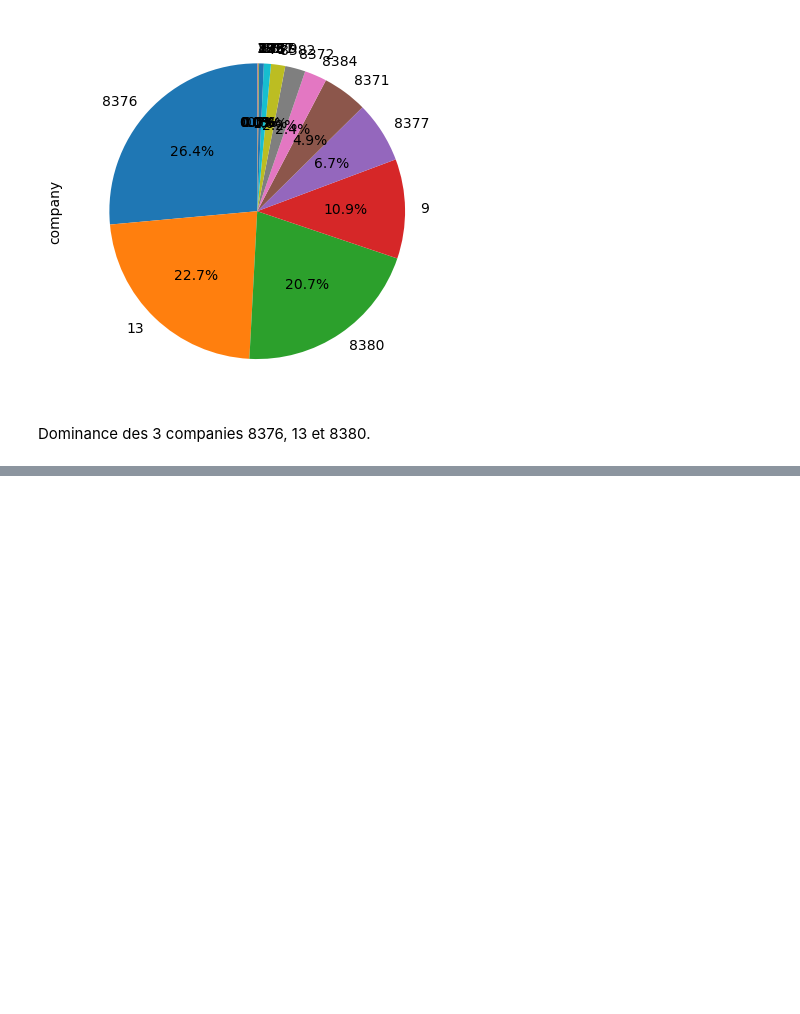
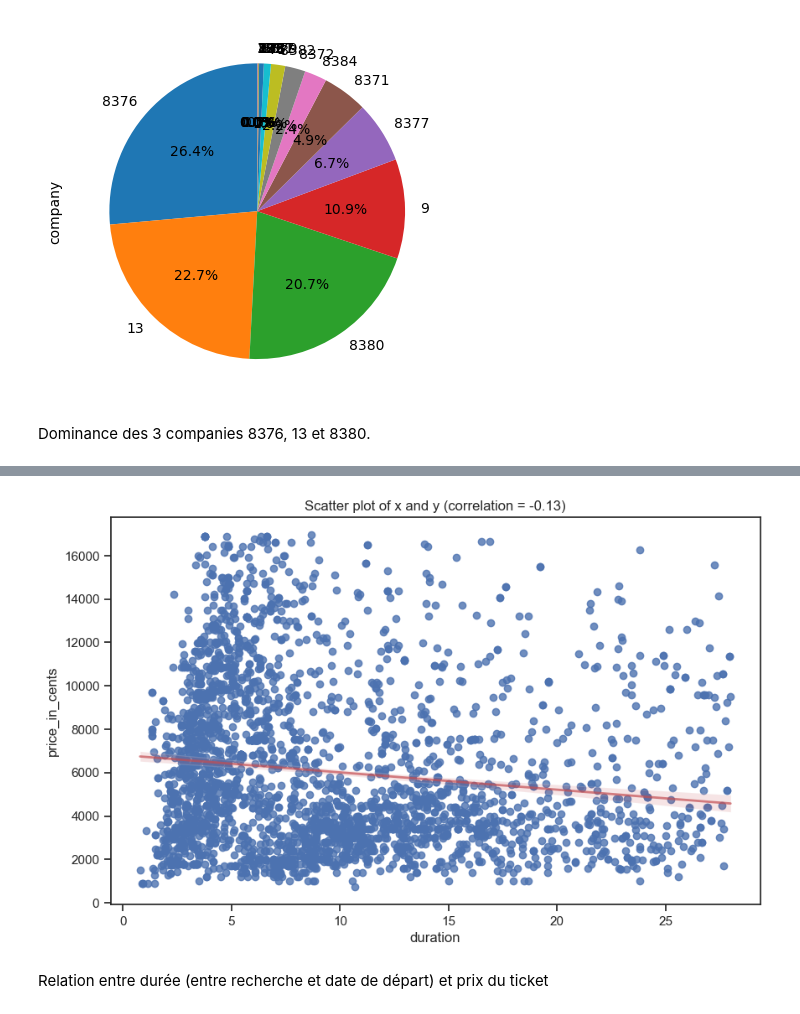
Before and after one commit to najwa-errachidy/Crunching_data, a Jupyter notebook: crunching_data.ipynb, the cells around one changed output, grey strips where cells are left out. Drawn from its saved outputs; the diff is of its cells as text; code cells hidden in the pictures; blank space fills up the shorter version.

```diff
--- a/crunching_data.ipynb
+++ b/crunching_data.ipynb
@@ -293,0 +312,4 @@ Name: o_city, Length: 257, dtype: int64
+# %%
+less = data_ticket[data_ticket['duration'] <= 28]
+less = less[less['price_in_cents'] <= 17025]
+less
@@ -293,0 +330,3 @@ Name: o_city, Length: 257, dtype: int64
+# %%
+sample_df = less.sample(frac=0.1, random_state=42)
+sample_df
@@ -293,0 +347,11 @@ Name: o_city, Length: 257, dtype: int64
+# %%
+fig, ax = plt.subplots(figsize=(10, 6))
+sns.set(style='ticks', color_codes=True)
+sns.regplot(x='duration', y='price_in_cents', data=sample_df, ax=ax, line_kws={"color": "r", "alpha": 0.7, "lw": 2})
+corr_coef = sample_df['duration'].corr(sample_df['price_in_cents'])
+plt.title(f"Scatter plot of x and y (correlation = {corr_coef:.2f})")
+plt.show()
+# %% [output]
+[figure, added]
+# %% [markdown]
+Relation entre durée (entre recherche et date de départ) et prix du ticket
```
Also changed, not shown: parts of 30 cells of this notebook, 1 other file.
